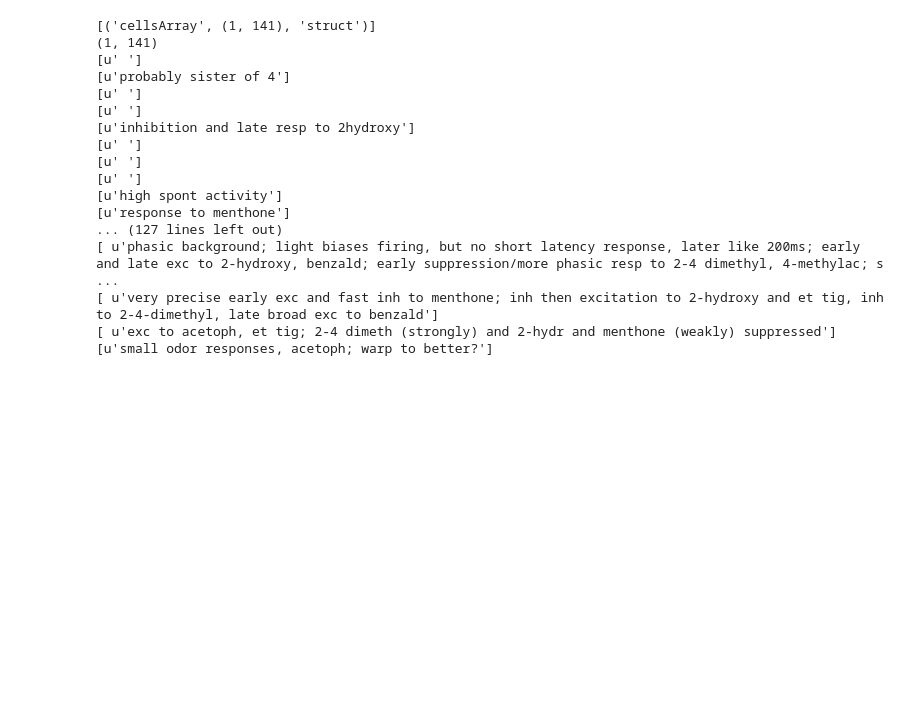
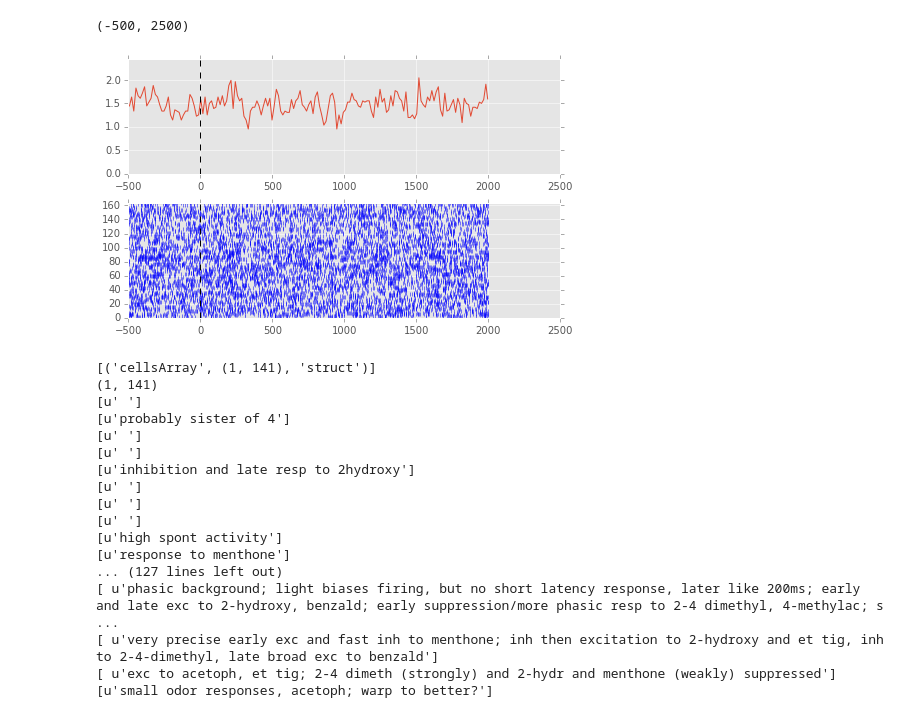
Before and after one commit to zekearneodo/ephys-tools, a Jupyter notebook: ephysScripts/plot_playground.ipynb, the cells around one changed output. Cells and saved outputs as stored; diff of their text form; code cells hidden in the pictures; blank space fills up the shorter version.

```diff
--- a/ephysScripts/plot_playground.ipynb
+++ b/ephysScripts/plot_playground.ipynb
@@ -101,3 +220,28 @@ def plot_raster(x, t1=0, t2=-1, t0=0, ax=None, bin_size=0):
+# %%
+#load the sniff raster file
+mat_file = os.path.join(fn.fold_exp_data,'KPawakeM72_019_002_spikesBase.mat')
+sr_spikes, sr_t0 = load_baseline(mat_file)
+
+#plot all the baseline sniffs
+sr_plot = plt.figure()
+ras_ax  = sr_plot.add_axes([0, 0, 1, .4])
+hist_ax = sr_plot.add_axes([0, .5, 1, .4])
+t0 = 500
+t1 = 0
+t2= 2500
+bin_size=10
+
+#plot the raster
+lines,_ = plot_raster(sr_spikes,t0=t0,t1=t1,t2=t2,ax=ras_ax)
+ras_ax.set_xlim(-500,2500)
+
+#the psth
+hist_line, hist_ax = plot_raster(sr_spikes,t0=t0, t1=t1,t2=t2, bin_size=15, ax=hist_ax)
+#hist_ax.set_ylim(0.9,1.1)
+hist_ax.set_xlim(-500,2500)
+# %% [output]
+(-500, 2500)
+[figure, added]
 # %%
 #get the units metadata
 
```
Also changed, not shown: parts of 20 cells of this notebook, 5 other files.
